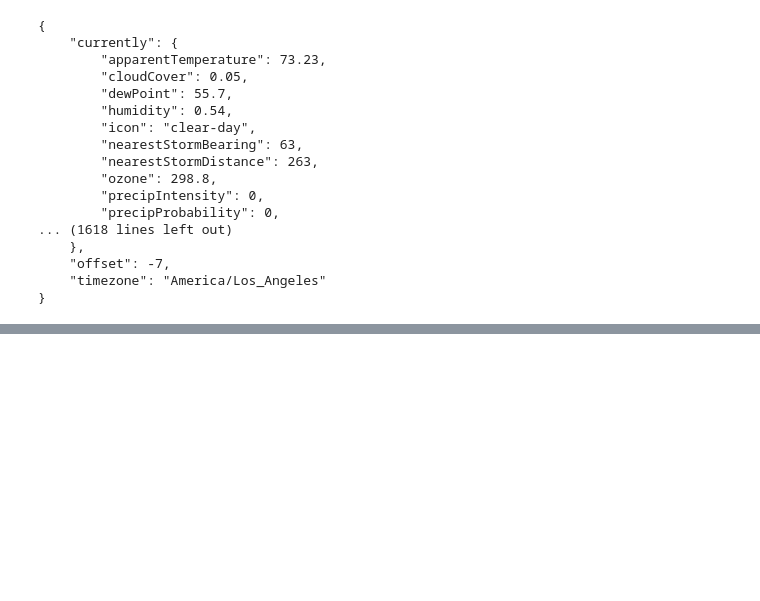
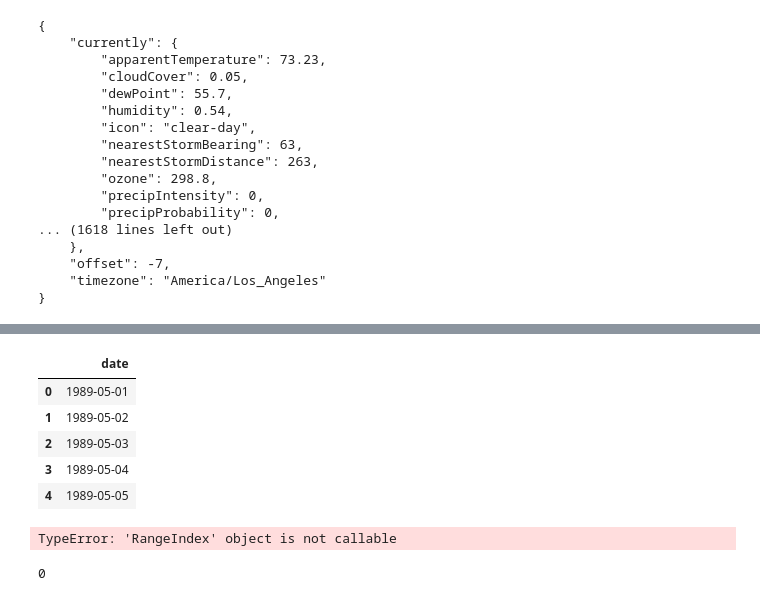
Before and after one commit to iEvidently/dsc-5-capstone-project-online-ds-pt-100118, a Jupyter notebook: dengue_fever_prediction.ipynb, the cells around one changed output, grey strips where cells are left out. Drawn from its saved outputs; the diff is of its cells as text; code cells hidden in the pictures; blank space fills up the shorter version.

```diff
--- a/dengue_fever_prediction.ipynb
+++ b/dengue_fever_prediction.ipynb
@@ -209,0 +367,26 @@ print(json.dumps(json_data, indent=4, sort_keys=True))
+# %%
+# variables
+# San Juan, Puerto Rico - Latitude: 18.4653, Longitude: -66.1167
+# Iquitos, Peru:  - Latitude: -3.74937, Longitude: -73.2444
+
+
+darksky_key = '9501b92a37587155d222ae11b77c65a3'
+
+sj_lat = 18.4653
+sj_lon = -66.1167
+iq_lat = -3.74937
+iq_lon = -73.2444
+
+sj_start = '1989-05-01'
+sj_end = '2008-04-28'
+iq_start = '1999-06-30'
+iq_end = '2010-07-02'
+
+sj_elapsed = pd.Timestamp(sj_end)  - pd.Timestamp(sj_start)
+iq_elapsed = pd.Timestamp(iq_end) - pd.Timestamp(iq_start)
+
+sj_day_count = sj_elapsed.days
+iq_day_count = iq_elapsed.days
+# %%
+sj_day_list = pd.date_range(sj_start, periods=sj_day_count, freq='D')
+iq_day_list = pd.date_range(iq_start, periods=iq_day_count, freq='D')
@@ -209,0 +399,27 @@ print(json.dumps(json_data, indent=4, sort_keys=True))
+# %%
+sj_days_df = pd.DataFrame(sj_day_list.astype(str))
+iq_days_df = pd.DataFrame(iq_day_list.astype(str))
+# %%
+sj_days_df.head()
+# %% [output]
+|  | date |
+| 0 | 1989-05-01 |
+| 1 | 1989-05-02 |
+| 2 | 1989-05-03 |
+| 3 | 1989-05-04 |
+| 4 | 1989-05-05 |
+# %%
+sj_days_df.columns
+# %% [output]
+TypeError: 'RangeIndex' object is not callable
+# %%
+# sj_days_df.iloc[0]
+
+temp_list = []
+for index, date in enumerate(sj_days_df):
+    print(date)
+#     temp_list.append(date)
+
+# temp_list
+# %% [output]
+0
```
Also changed, not shown: parts of 26 cells of this notebook.
